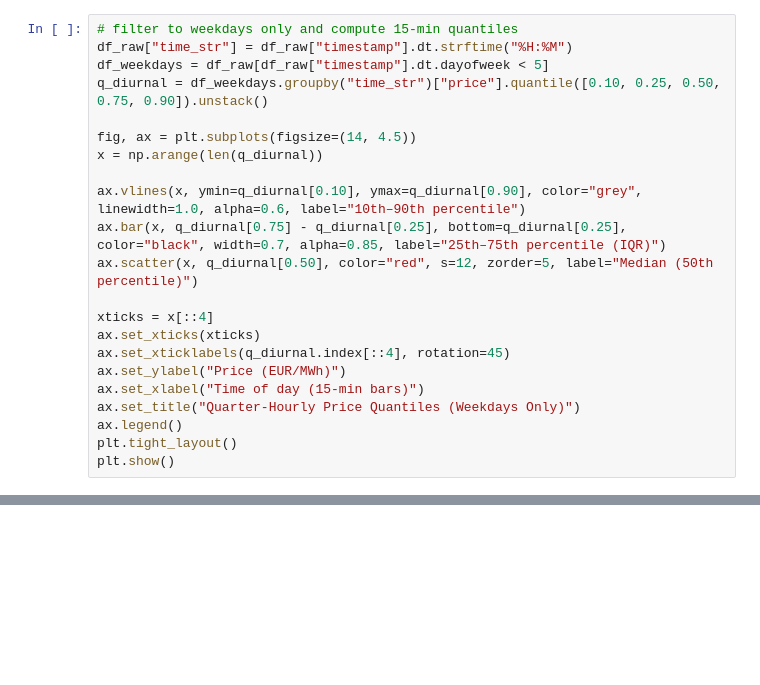
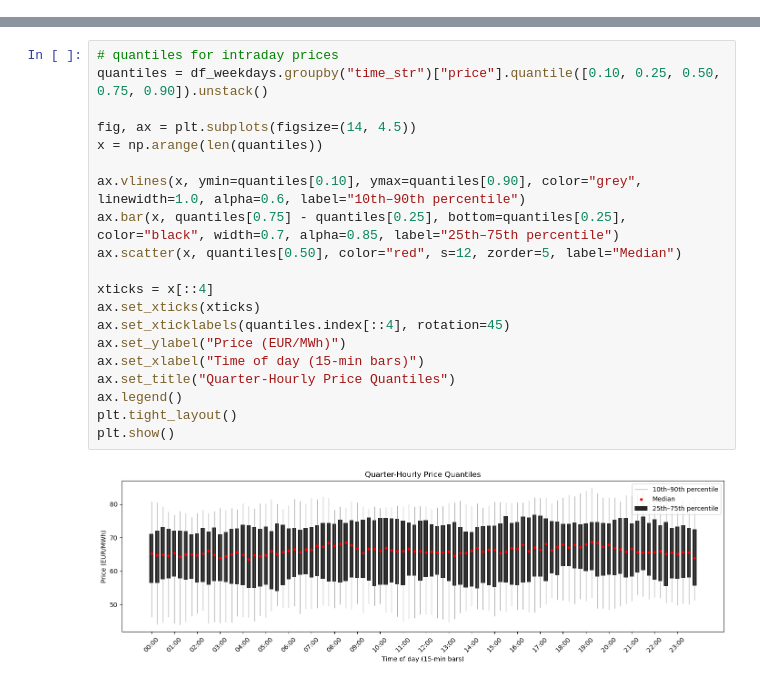
Before and after one commit to jnn-mllr/intraday-strategy, a Jupyter notebook: src/audit_notebook.ipynb, the cells around one changed output, grey strips where cells are left out. Drawn from its saved outputs; the diff is of its cells as text; blank space fills up the shorter version.

```diff
--- a/src/audit_notebook.ipynb
+++ b/src/audit_notebook.ipynb
@@ -100,22 +0,0 @@ plt.show()
-# %%
-# filter to weekdays only and compute 15-min quantiles
-df_raw["time_str"] = df_raw["timestamp"].dt.strftime("%H:%M")
-df_weekdays = df_raw[df_raw["timestamp"].dt.dayofweek < 5]
-q_diurnal = df_weekdays.groupby("time_str")["price"].quantile([0.10, 0.25, 0.50, 0.75, 0.90]).unstack()
-
-fig, ax = plt.subplots(figsize=(14, 4.5))
-x = np.arange(len(q_diurnal))
-
-ax.vlines(x, ymin=q_diurnal[0.10], ymax=q_diurnal[0.90], color="grey", linewidth=1.0, alpha=0.6, label="10th–90th percentile")
-ax.bar(x, q_diurnal[0.75] - q_diurnal[0.25], bottom=q_diurnal[0.25], color="black", width=0.7, alpha=0.85, label="25th–75th percentile (IQR)")
-ax.scatter(x, q_diurnal[0.50], color="red", s=12, zorder=5, label="Median (50th percentile)")
-
-xticks = x[::4]
-ax.set_xticks(xticks)
-ax.set_xticklabels(q_diurnal.index[::4], rotation=45)
-ax.set_ylabel("Price (EUR/MWh)")
-ax.set_xlabel("Time of day (15-min bars)")
-ax.set_title("Quarter-Hourly Price Quantiles (Weekdays Only)")
-ax.legend()
-plt.tight_layout()
-plt.show()
@@ -701,0 +44,22 @@ print(f"kurtosis: {net_pnl_active.kurtosis():.2f}")
+# %%
+# quantiles for intraday prices
+quantiles = df_weekdays.groupby("time_str")["price"].quantile([0.10, 0.25, 0.50, 0.75, 0.90]).unstack()
+
+fig, ax = plt.subplots(figsize=(14, 4.5))
+x = np.arange(len(quantiles))
+
+ax.vlines(x, ymin=quantiles[0.10], ymax=quantiles[0.90], color="grey", linewidth=1.0, alpha=0.6, label="10th–90th percentile")
+ax.bar(x, quantiles[0.75] - quantiles[0.25], bottom=quantiles[0.25], color="black", width=0.7, alpha=0.85, label="25th–75th percentile")
+ax.scatter(x, quantiles[0.50], color="red", s=12, zorder=5, label="Median")
+
+xticks = x[::4]
+ax.set_xticks(xticks)
+ax.set_xticklabels(quantiles.index[::4], rotation=45)
+ax.set_ylabel("Price (EUR/MWh)")
+ax.set_xlabel("Time of day (15-min bars)")
+ax.set_title("Quarter-Hourly Price Quantiles")
+ax.legend()
+plt.tight_layout()
+plt.show()
+# %% [output]
+[figure, added]
```
Also changed, not shown: parts of 55 cells of this notebook.
